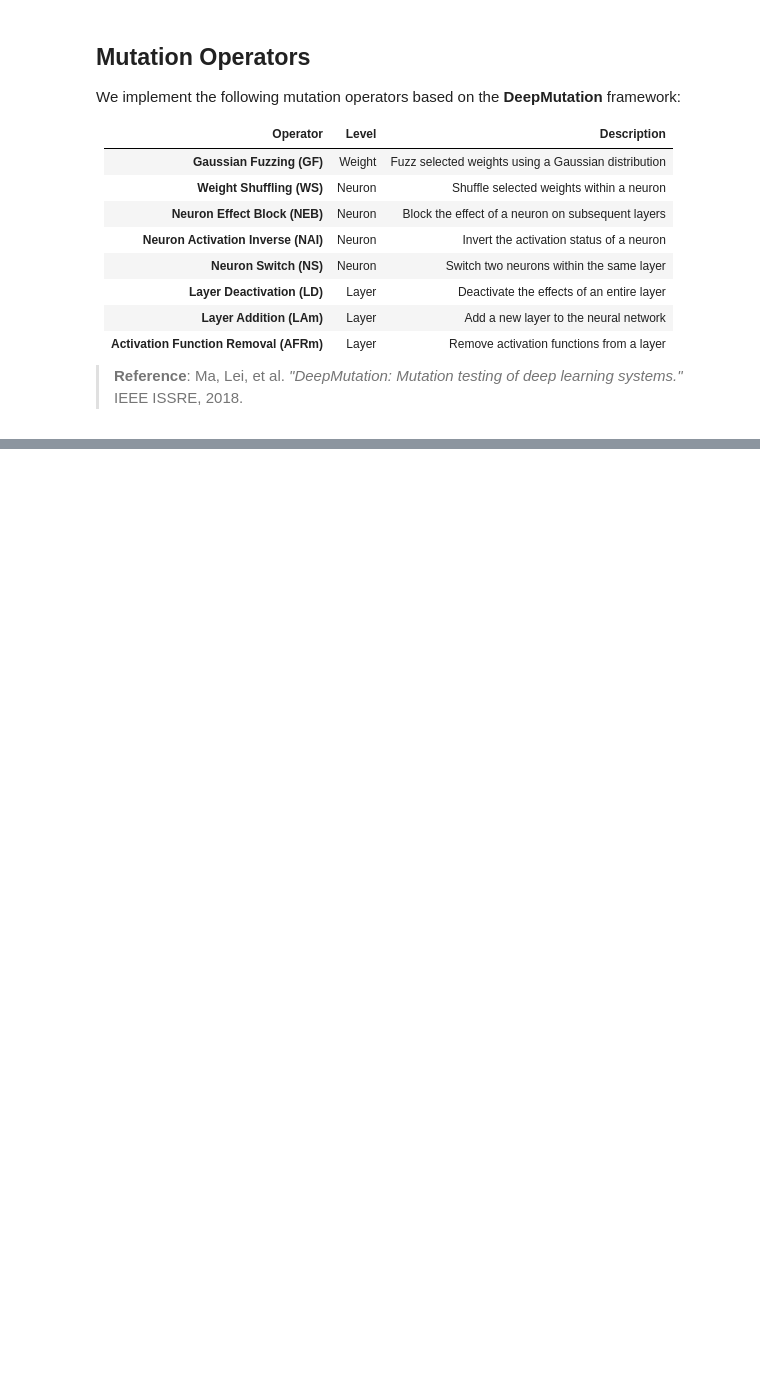
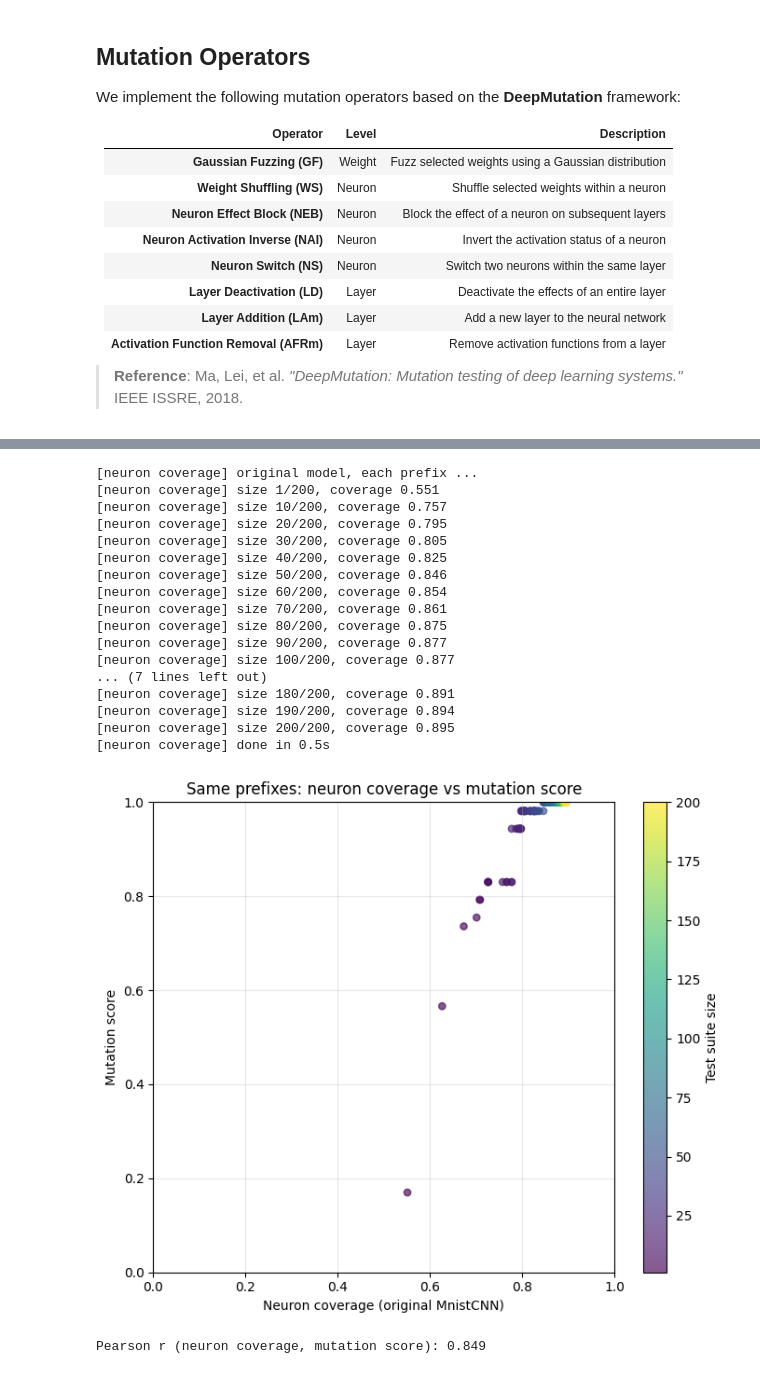
Before and after one commit to yongjunshin/Introduction_to_Software_Testing_for_Safe_AI, a Jupyter notebook: modules/04_mutation_testing/exercises/02_model_level_mutation_testing_exercise.ipynb, the cells around one changed output, grey strips where cells are left out. Drawn from its saved outputs; the diff is of its cells as text; code cells hidden in the pictures; blank space fills up the shorter version.

```diff
--- a/modules/04_mutation_testing/exercises/02_model_level_mutation_testing_exercise.ipynb
+++ b/modules/04_mutation_testing/exercises/02_model_level_mutation_testing_exercise.ipynb
@@ -23,0 +1051,71 @@ We implement the following mutation operators based on the **DeepMutation** fram
+# %%
+# Same prefixes as mutation score: neuron coverage (original model) + scatter vs scores.
+# Prerequisite: run the mutation-score cell so `scores`, `batch_sizes`, `max_size` exist.
+
+import time
+
+import matplotlib.pyplot as plt
+import numpy as np
+
+model.eval()
+nc_scores = []
+log_every = max(1, max_size // 20)
+print("[neuron coverage] original model, each prefix ...", flush=True)
+t0 = time.perf_counter()
+for size in batch_sizes:
+    batch = test_images[:size].to(device)
+    with torch.no_grad():
+        _, activations = forward_and_capture_relu(model, batch, to_cpu=True)
+    cov, _ = neuron_coverage(activations, threshold=0)
+    nc_scores.append(cov)
+    if size == 1 or size == max_size or size % log_every == 0:
+        print(
+            f"[neuron coverage] size {size}/{max_size}, coverage {cov:.3f}",
+            flush=True,
+        )
+print(f"[neuron coverage] done in {time.perf_counter() - t0:.1f}s", flush=True)
+
+fig, ax = plt.subplots(figsize=(7, 6))
+sc = ax.scatter(
+    nc_scores,
+    scores,
+    c=batch_sizes,
+    cmap="viridis",
+    alpha=0.65,
+    s=28,
+)
+ax.set_xlabel("Neuron coverage (original MnistCNN)")
+ax.set_ylabel("Mutation score")
+ax.set_title("Same prefixes: neuron coverage vs mutation score")
+ax.grid(True, alpha=0.3)
+ax.set_xlim(0, 1)
+ax.set_ylim(0, 1)
+plt.colorbar(sc, ax=ax, label="Test suite size")
+plt.tight_layout()
+plt.show()
+
+r = np.corrcoef(nc_scores, scores)[0, 1]
+if np.isnan(r):
+    print("Pearson r: undefined (one series is constant).")
+else:
+    print(f"Pearson r (neuron coverage, mutation score): {r:.3f}")
+# %% [output]
+[neuron coverage] original model, each prefix ...
+[neuron coverage] size 1/200, coverage 0.551
+[neuron coverage] size 10/200, coverage 0.757
+[neuron coverage] size 20/200, coverage 0.795
+[neuron coverage] size 30/200, coverage 0.805
+[neuron coverage] size 40/200, coverage 0.825
+[neuron coverage] size 50/200, coverage 0.846
+[neuron coverage] size 60/200, coverage 0.854
+[neuron coverage] size 70/200, coverage 0.861
+[neuron coverage] size 80/200, coverage 0.875
+[neuron coverage] size 90/200, coverage 0.877
+[neuron coverage] size 100/200, coverage 0.877
+... (7 lines left out)
+[neuron coverage] size 180/200, coverage 0.891
+[neuron coverage] size 190/200, coverage 0.894
+[neuron coverage] size 200/200, coverage 0.895
+[neuron coverage] done in 0.5s
+[figure, added]
+Pearson r (neuron coverage, mutation score): 0.849
```
Also changed, not shown: parts of 27 cells of this notebook, 2 other files.
